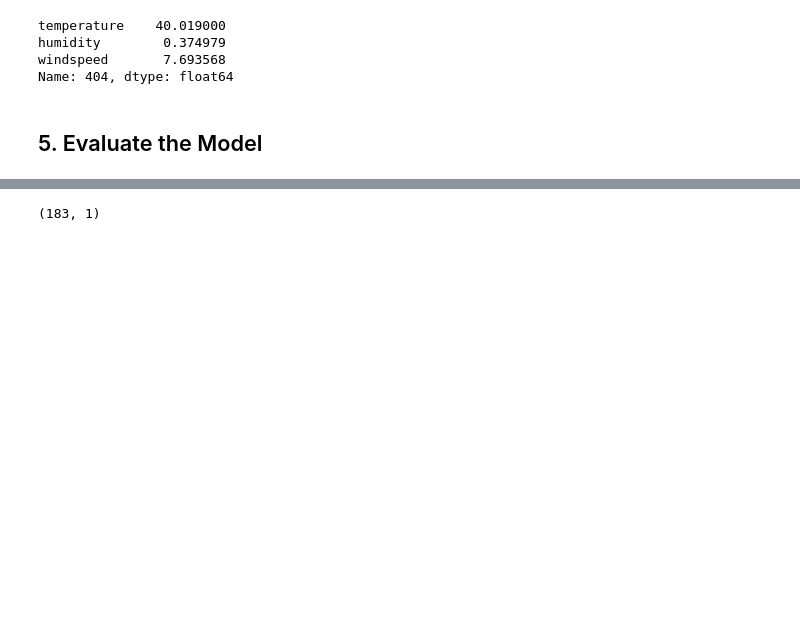
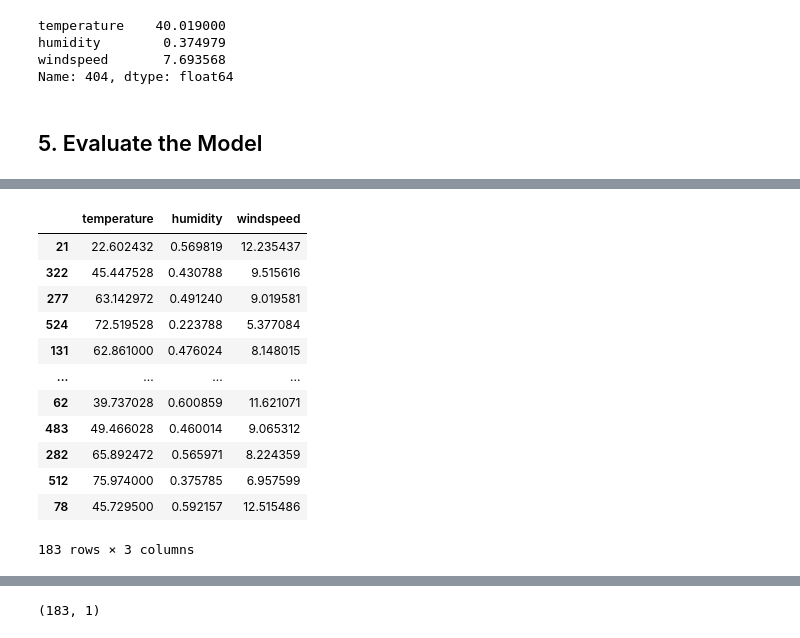
Before and after one commit to svkarthik86/Meachine_Learning, a Jupyter notebook: Linear_Regression.ipynb, the cells around one changed output, grey strips where cells are left out. Cells and saved outputs as stored; diff of their text form; code cells hidden in the pictures; blank space fills up the shorter version.

```diff
--- a/Linear_Regression.ipynb
+++ b/Linear_Regression.ipynb
@@ -225,0 +269,16 @@ model.score(x_test, y_test)
+# %%
+x_test
+# %% [output]
+|  | temperature | humidity | windspeed |
+| 21 | 22.602432 | 0.569819 | 12.235437 |
+| 322 | 45.447528 | 0.430788 | 9.515616 |
+| 277 | 63.142972 | 0.491240 | 9.019581 |
+| 524 | 72.519528 | 0.223788 | 5.377084 |
+| 131 | 62.861000 | 0.476024 | 8.148015 |
+| ... | ... | ... | ... |
+| 62 | 39.737028 | 0.600859 | 11.621071 |
+| 483 | 49.466028 | 0.460014 | 9.065312 |
+| 282 | 65.892472 | 0.565971 | 8.224359 |
+| 512 | 75.974000 | 0.375785 | 6.957599 |
+| 78 | 45.729500 | 0.592157 | 12.515486 |
+183 rows × 3 columns
```
Also changed, not shown: parts of 26 cells of this notebook, 4 other files.
